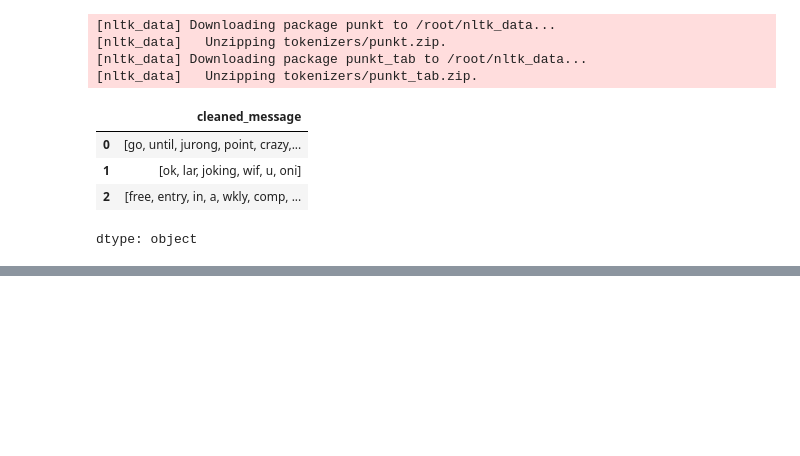
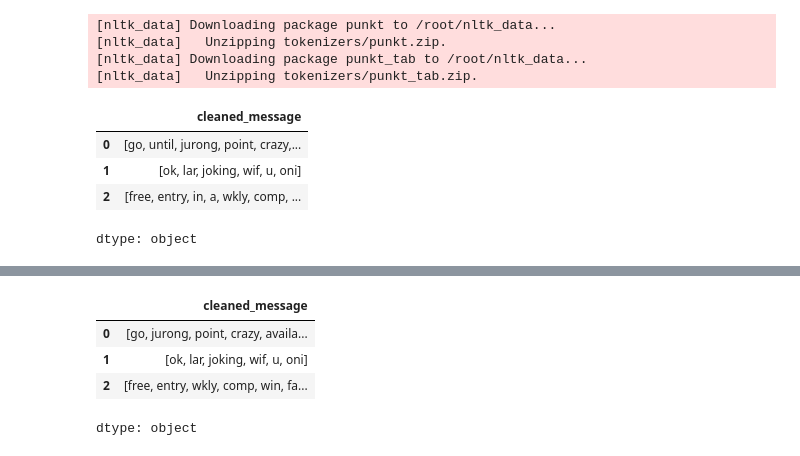
Before and after one commit to LujainAyyash/DS483-Project, a Jupyter notebook: NLP_Code.ipynb, the cells around one changed output, grey strips where cells are left out. Cells and saved outputs as stored; diff of their text form; code cells hidden in the pictures; blank space fills up the shorter version.

Commit message:
removing stopwords and stemming words

```diff
--- a/NLP_Code.ipynb
+++ b/NLP_Code.ipynb
@@ -198,3 +198,13 @@ df['cleaned_message'].head(3)
 | 1 | [ok, lar, joking, wif, u, oni] |
 | 2 | [free, entry, in, a, wkly, comp, ... |
 dtype: object
+# %%
+nltk.download('stopwords')
+
+def stpwrd_rmv(words):
+  stp_word = set(stopwords.words('english'))
+  filtered_text = [word for word in words if word not in stp_word]
+  return filtered_text
+df['cleaned_message'] = df['cleaned_message'].apply(stpwrd_rmv)
+df['cleaned_message'].head(3)
+# %% [output]
@@ -200,0 +213,5 @@ dtype: object
+|  | cleaned_message |
+| 0 | [go, jurong, point, crazy, availa... |
+| 1 | [ok, lar, joking, wif, u, oni] |
+| 2 | [free, entry, wkly, comp, win, fa... |
+dtype: object
```
Also changed, not shown: parts of 3 cells of this notebook.
